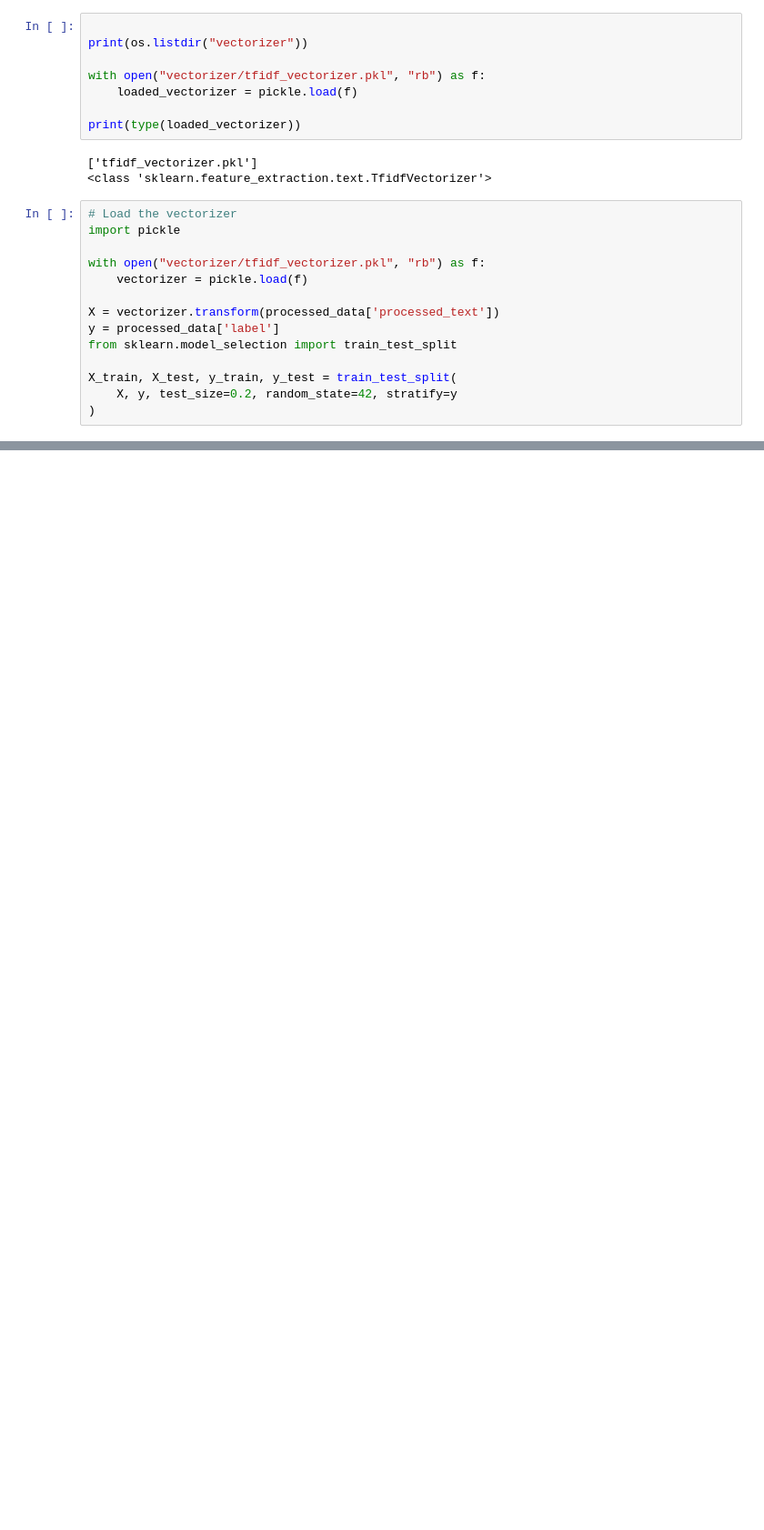
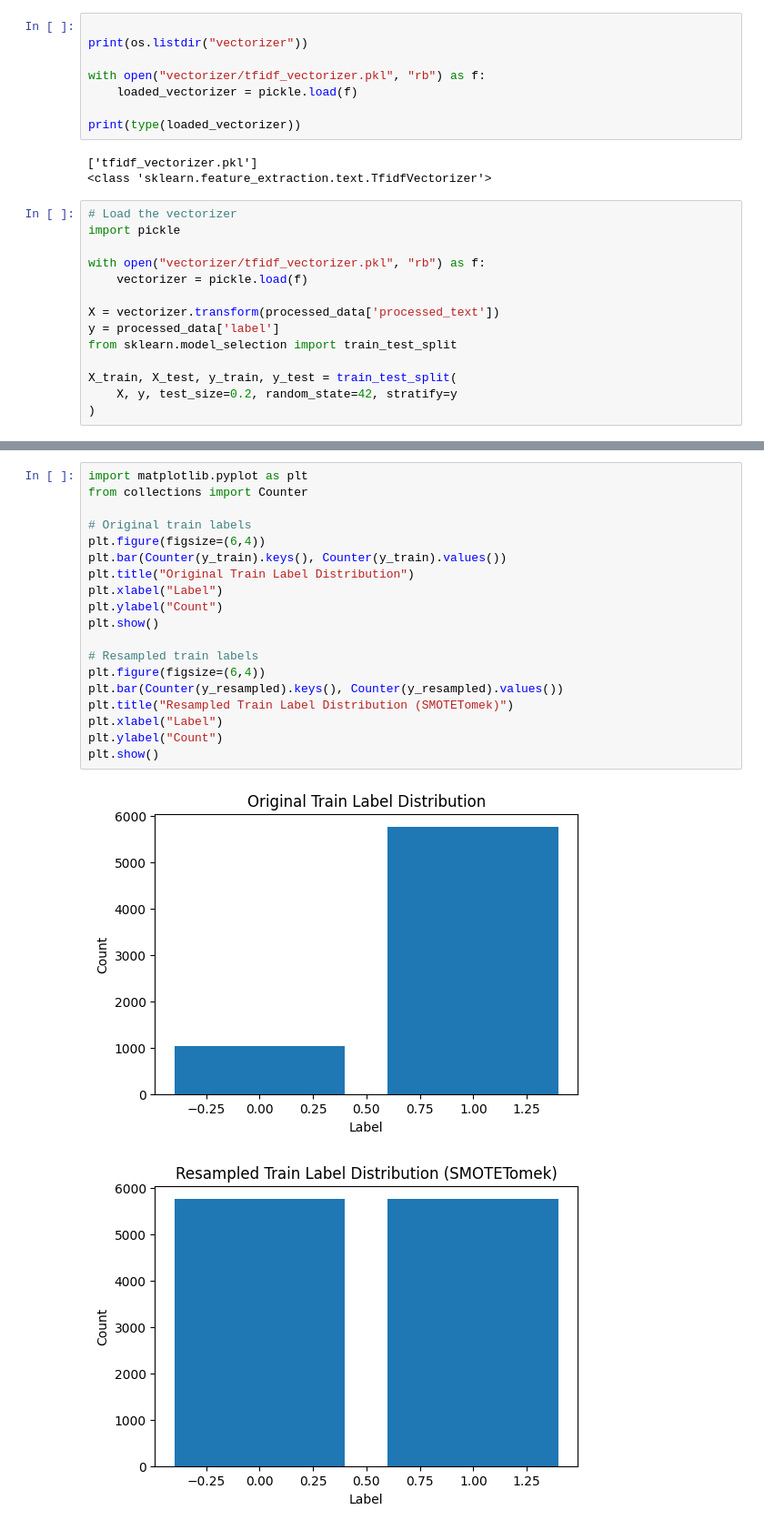
Before and after one commit to habibaalam/Bangla-Fake-News-Detection, a Jupyter notebook: notebook/load_data.ipynb, the cells around one changed output, grey strips where cells are left out. Shown at 91% size. Cells and saved outputs as stored; diff of their text form; blank space fills up the shorter version.

```diff
--- a/notebook/load_data.ipynb
+++ b/notebook/load_data.ipynb
@@ -511,0 +523,22 @@ Vectorizer and model saved successfully!
+# %%
+import matplotlib.pyplot as plt
+from collections import Counter
+
+# Original train labels
+plt.figure(figsize=(6,4))
+plt.bar(Counter(y_train).keys(), Counter(y_train).values())
+plt.title("Original Train Label Distribution")
+plt.xlabel("Label")
+plt.ylabel("Count")
+plt.show()
+
+# Resampled train labels
+plt.figure(figsize=(6,4))
+plt.bar(Counter(y_resampled).keys(), Counter(y_resampled).values())
+plt.title("Resampled Train Label Distribution (SMOTETomek)")
+plt.xlabel("Label")
+plt.ylabel("Count")
+plt.show()
+# %% [output]
+[figure, added]
+[figure, added]
```
Also changed, not shown: parts of 19 cells of this notebook.
